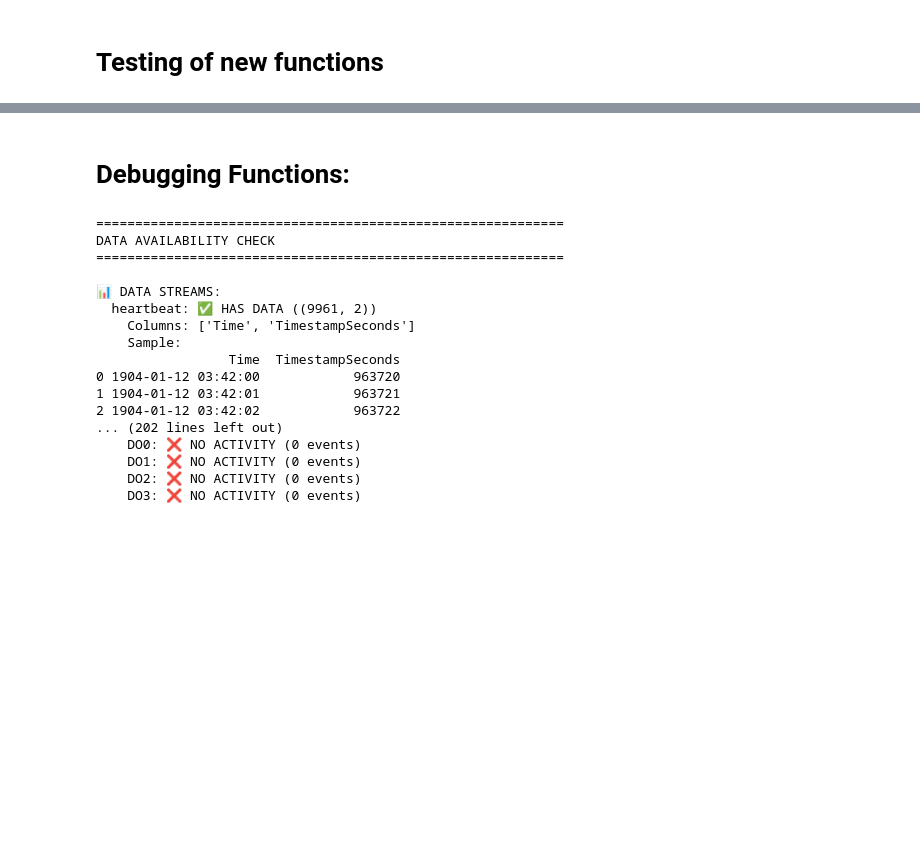
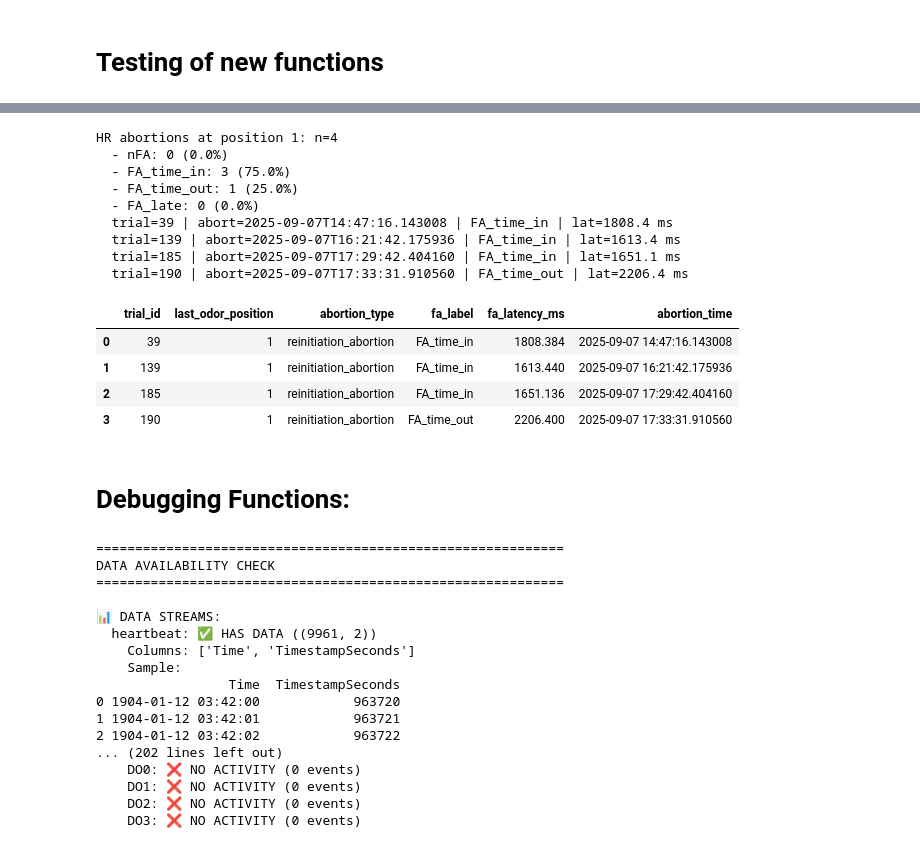
Before and after one commit to SainsburyWellcomeCentre/hypnose-analysis, a Jupyter notebook: notebooks/hypnose_testing.ipynb, the cells around one changed output, grey strips where cells are left out. Drawn from its saved outputs; the diff is of its cells as text; code cells hidden in the pictures; blank space fills up the shorter version.

```diff
--- a/notebooks/hypnose_testing.ipynb
+++ b/notebooks/hypnose_testing.ipynb
@@ -246,0 +198,71 @@ trial=142, odor=OdorA, poke=74.3 ms | start=2025-09-07T16:22:25.901504 first_in=
+# %%
+import pandas as pd
+
+cls = trial_outcomes_complete['classification']
+aborted = cls.get('aborted_sequences_detailed', pd.DataFrame())
+
+if aborted is None or aborted.empty:
+    print("No aborted_sequences_detailed available.")
+else:
+    # Get HR-aborted trial IDs from the classification
+    hr_ab_df = None
+    for k in ['aborted_sequences_HR', 'aborted_HR_sequences', 'aborted_hidden_rule_sequences']:
+        if isinstance(cls.get(k), pd.DataFrame) and not cls[k].empty and 'trial_id' in cls[k]:
+            hr_ab_df = cls[k]
+            break
+
+    if hr_ab_df is not None:
+        hr_aborted_ids = set(hr_ab_df['trial_id'])
+    else:
+        # Fallback: if abortion_classification stored a boolean flag per trial
+        if 'hit_hidden_rule' in aborted.columns:
+            hr_aborted_ids = set(aborted.loc[aborted['hit_hidden_rule'] == True, 'trial_id'])
+        else:
+            hr_aborted_ids = set()  # no HR flag available
+
+    if not hr_aborted_ids:
+        print("No HR-aborted trial IDs available in classification (cannot reconcile counts).")
+    else:
+        # Filter to HR abortions at position 1
+        hr_pos = int(cls.get('hidden_rule_position', 1))
+        sub = aborted[(aborted['trial_id'].isin(hr_aborted_ids)) & (aborted['last_odor_position'] == 1)].copy()
+
+        # Normalize FA labels and summarize
+        def norm_fa(v):
+            s = str(v).strip().lower()
+            if s in ('fa_time_in','fa in','fa_in','in'): return 'FA_time_in'
+            if s in ('fa_time_out','fa out','fa_out','out'): return 'FA_time_out'
+            if s in ('fa_late','late'): return 'FA_late'
+            return 'nFA'
+        sub['fa_label'] = sub['fa_label'].apply(norm_fa)
+        sub['fa_latency_ms'] = pd.to_numeric(sub['fa_latency_ms'], errors='coerce')
+
+        total = len(sub)
+        print(f"HR abortions at position 1: n={total}")
+        counts = sub['fa_label'].value_counts().reindex(['nFA','FA_time_in','FA_time_out','FA_late'], fill_value=0)
+        for k, v in counts.items():
+            pct = (v/total*100.0) if total else 0.0
+            print(f"  - {k}: {v} ({pct:.1f}%)")
+
+        # List trials
+        sub = sub.sort_values('abortion_time')
+        for _, r in sub[['trial_id','abortion_time','fa_label','fa_latency_ms']].iterrows():
+            print(f"  trial={r['trial_id']} | abort={pd.to_datetime(r['abortion_time']).isoformat()} | {r['fa_label']}"
+                  f"{'' if pd.isna(r['fa_latency_ms']) else f' | lat={r['fa_latency_ms']:.1f} ms'}")
+
+        display(sub[['trial_id','last_odor_position','abortion_type','fa_label','fa_latency_ms','abortion_time']].reset_index(drop=True))
+# %% [output]
+HR abortions at position 1: n=4
+  - nFA: 0 (0.0%)
+  - FA_time_in: 3 (75.0%)
+  - FA_time_out: 1 (25.0%)
+  - FA_late: 0 (0.0%)
+  trial=39 | abort=2025-09-07T14:47:16.143008 | FA_time_in | lat=1808.4 ms
+  trial=139 | abort=2025-09-07T16:21:42.175936 | FA_time_in | lat=1613.4 ms
+  trial=185 | abort=2025-09-07T17:29:42.404160 | FA_time_in | lat=1651.1 ms
+  trial=190 | abort=2025-09-07T17:33:31.910560 | FA_time_out | lat=2206.4 ms
+|  | trial_id | last_odor_position | abortion_type | fa_label | fa_latency_ms | abortion_time |
+| 0 | 39 | 1 | reinitiation_abortion | FA_time_in | 1808.384 | 2025-09-07 14:47:16.143008 |
+| 1 | 139 | 1 | reinitiation_abortion | FA_time_in | 1613.440 | 2025-09-07 16:21:42.175936 |
+| 2 | 185 | 1 | reinitiation_abortion | FA_time_in | 1651.136 | 2025-09-07 17:29:42.404160 |
+| 3 | 190 | 1 | reinitiation_abortion | FA_time_out | 2206.400 | 2025-09-07 17:33:31.910560 |
```
Also changed, not shown: parts of 12 cells of this notebook, 1 other file.
